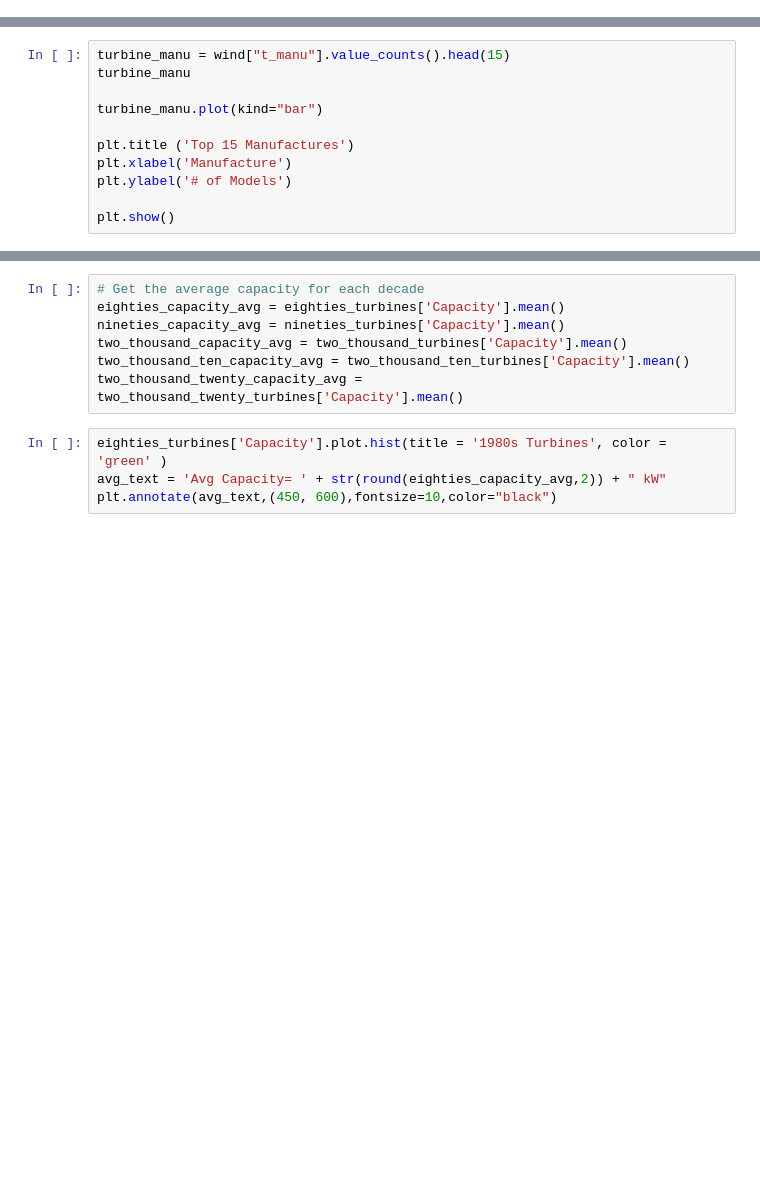
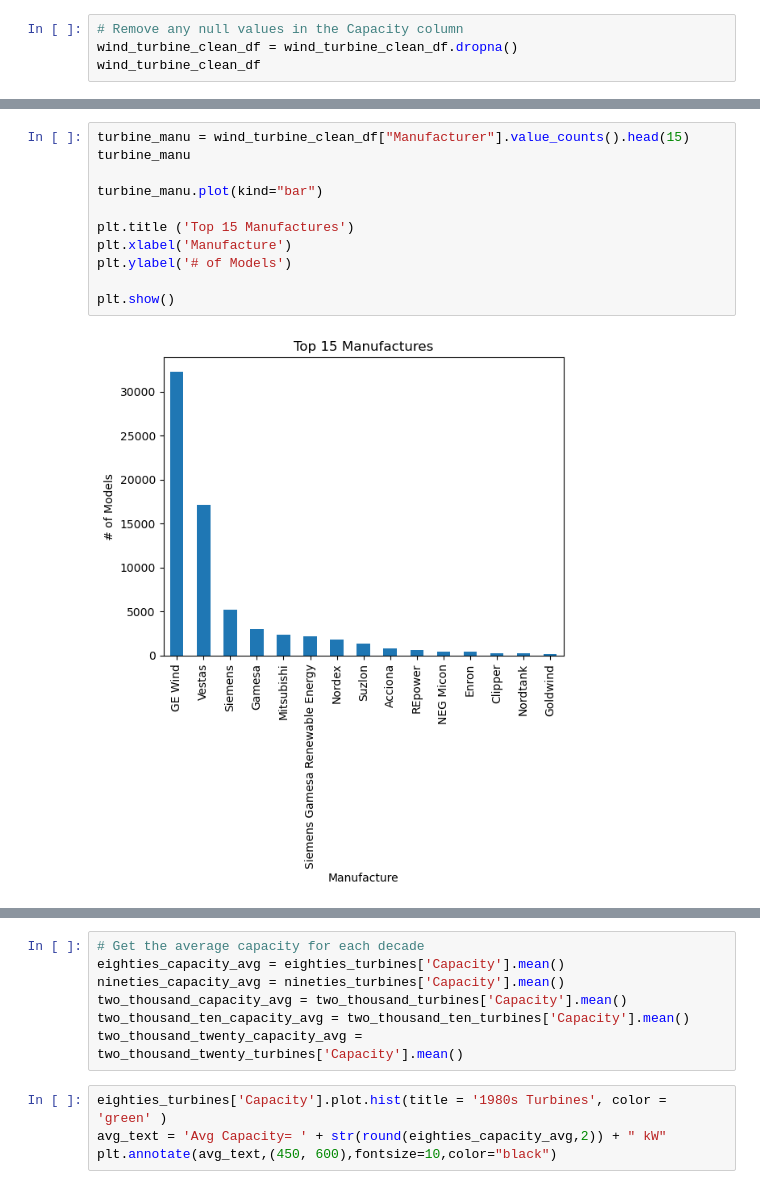
Before and after one commit to Sasterk/WindTurbineProject, a Jupyter notebook: project1_final.ipynb, the cells around one changed output, grey strips where cells are left out. Saved outputs shown, nothing was run; the diff lists cells and outputs as text; blank space fills up the shorter version.

```diff
--- a/project1_final.ipynb
+++ b/project1_final.ipynb
@@ -32,0 +56,4 @@ wind_turbine_clean_df
+# %%
+# Remove any null values in the Capacity column
+wind_turbine_clean_df = wind_turbine_clean_df.dropna()
+wind_turbine_clean_df
@@ -52,12 +103,14 @@ sp_turbine
 # %%
-turbine_manu = wind["t_manu"].value_counts().head(15)
+turbine_manu = wind_turbine_clean_df["Manufacturer"].value_counts().head(15)
 turbine_manu
 
 turbine_manu.plot(kind="bar")
 
 plt.title ('Top 15 Manufactures')
 plt.xlabel('Manufacture')
 plt.ylabel('# of Models')
 
 plt.show()
+# %% [output]
+[figure, added]
 # %%
```
Also changed, not shown: parts of 37 cells of this notebook.
